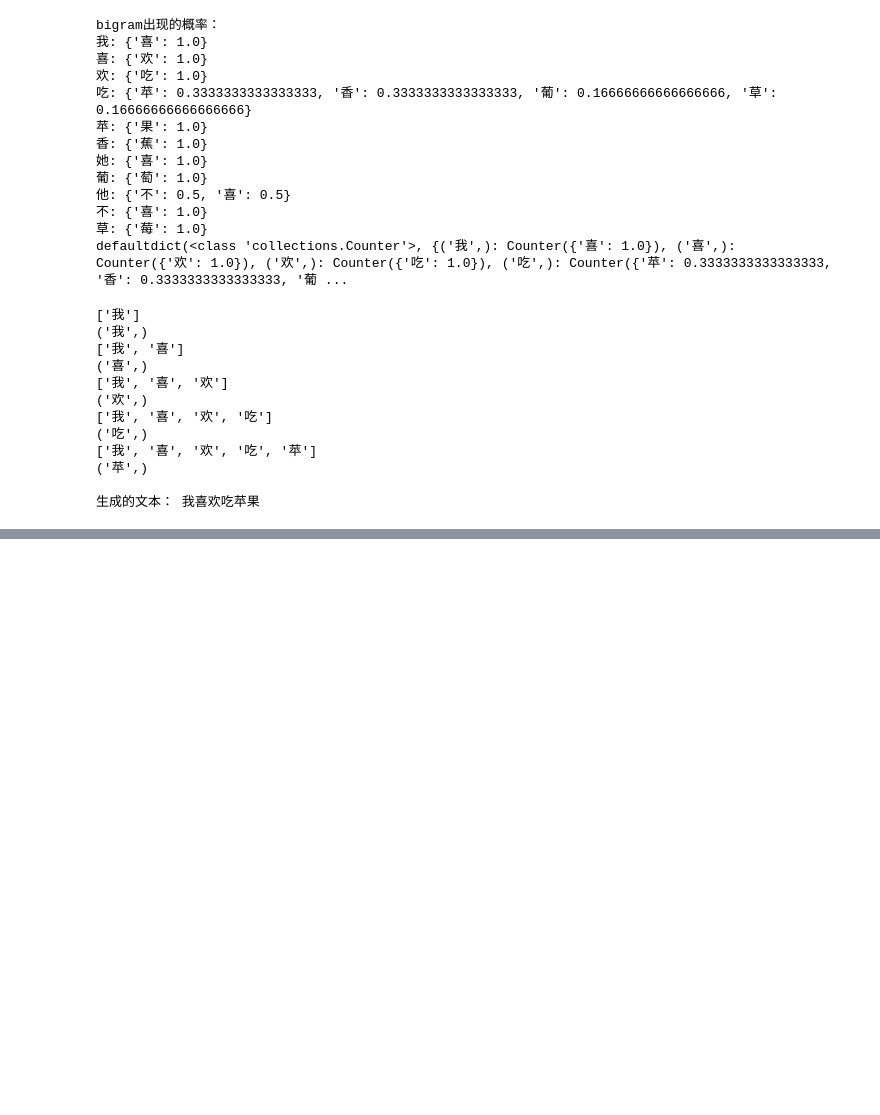
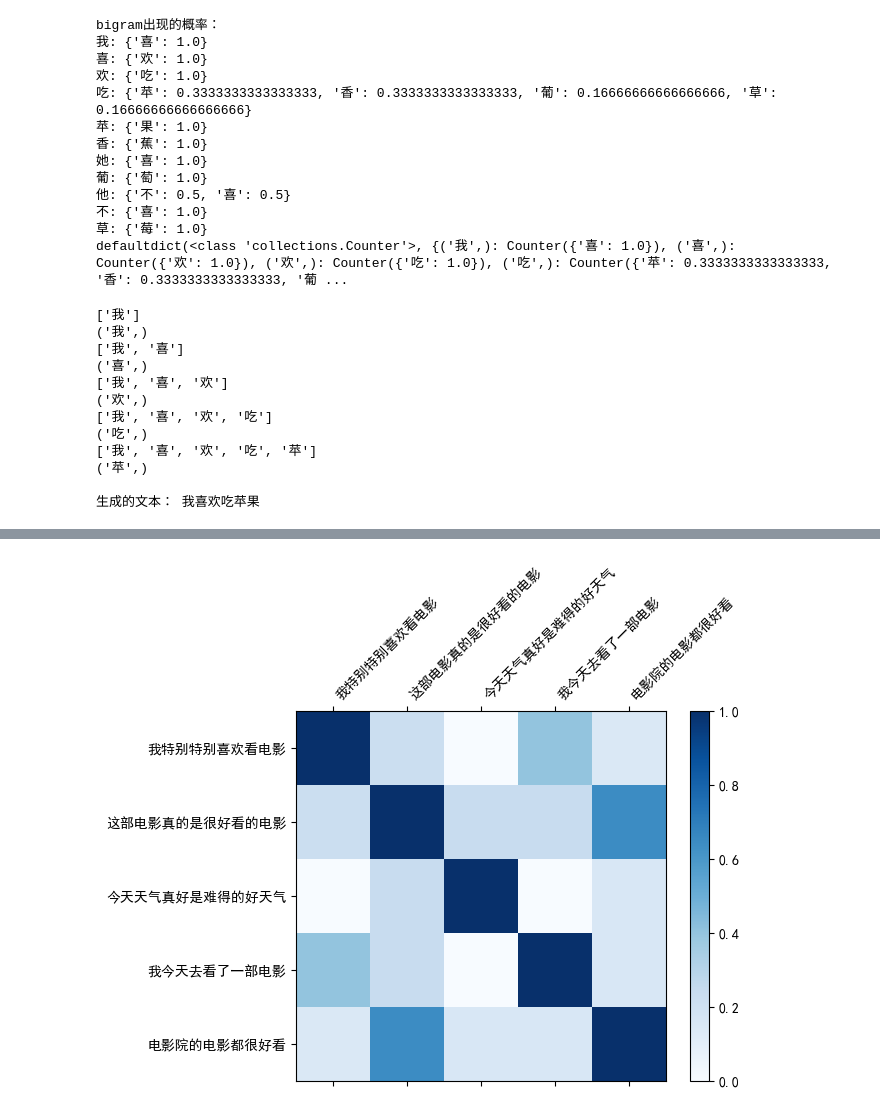
Before and after one commit to MemoryFactory/jupyter_basic, a Jupyter notebook: GPT_illustrated.ipynb, the cells around one changed output, grey strips where cells are left out. Cells and saved outputs as stored; diff of their text form; code cells hidden in the pictures; blank space fills up the shorter version.

```diff
--- a/GPT_illustrated.ipynb
+++ b/GPT_illustrated.ipynb
@@ -119,0 +128,7 @@ print('\n生成的文本：', generated_text)
+# %%
+# 对句子进行分词
+import jieba
+
+# 使用jieba.cut进行分词，并将结果转换为列表
+corpus_tokenized = [jieba.lcut(sentence) for sentence in corpus]
+corpus_tokenized
@@ -119,0 +171,22 @@ print('\n生成的文本：', generated_text)
+# %%
+# 导入numpy库，用于计算余弦相似度
+import numpy as np
+
+# 定义余弦相似度函数
+def cosine_similarity(vec1, vec2):
+    dot_product = np.dot(vec1, vec2) # 计算vec1和vec2的点积
+    norm_a = np.linalg.norm(vec1) # 计算向量vec1的范数（向量的模，即长度）
+    norm_b = np.linalg.norm(vec2)
+
+    return dot_product / (norm_a * norm_b)
+
+# 初始化一个全0矩阵，用于存储余弦相似度
+similarity_matrix = np.zeros((len(corpus), len(corpus)))
+print(similarity_matrix,similarity_matrix.shape)
+
+# 计算每两个句子之间的余弦相似度
+for i in range(len(corpus)):
+    for j in range(len(corpus)):
+        similarity_matrix[i][j] = cosine_similarity(bow_vectors[i], bow_vectors[j])
+
+similarity_matrix
@@ -119,0 +204,18 @@ print('\n生成的文本：', generated_text)
+# %%
+# 导入matplotlib库，用于可视化余弦相似度矩阵
+import matplotlib.pyplot as plt
+
+plt.rcParams['font.family'] = ['SimHei'] #字体样式
+plt.rcParams['font.sans-serif'] = ['SimHei'] #无衬线字体样式
+plt.rcParams['axes.unicode_minus'] = False #正常显示负号
+
+fig, ax = plt.subplots() #创建一个绘图对象
+cax = ax.matshow(similarity_matrix, cmap=plt.cm.Blues) #使用matshow函数绘制余弦相似度矩阵，颜色使用蓝色调
+fig.colorbar(cax) #条形图颜色映射
+ax.set_xticks(range(len(corpus))) #x轴刻度
+ax.set_yticks(range(len(corpus))) #y轴刻度
+ax.set_xticklabels(corpus, rotation=45, ha='left') #x轴刻度标签为原始句子
+ax.set_yticklabels(corpus) #y轴刻度标签为原始句子
+plt.show()
+# %% [output]
+[figure, added]
```
Also changed, not shown: parts of 6 cells of this notebook.
